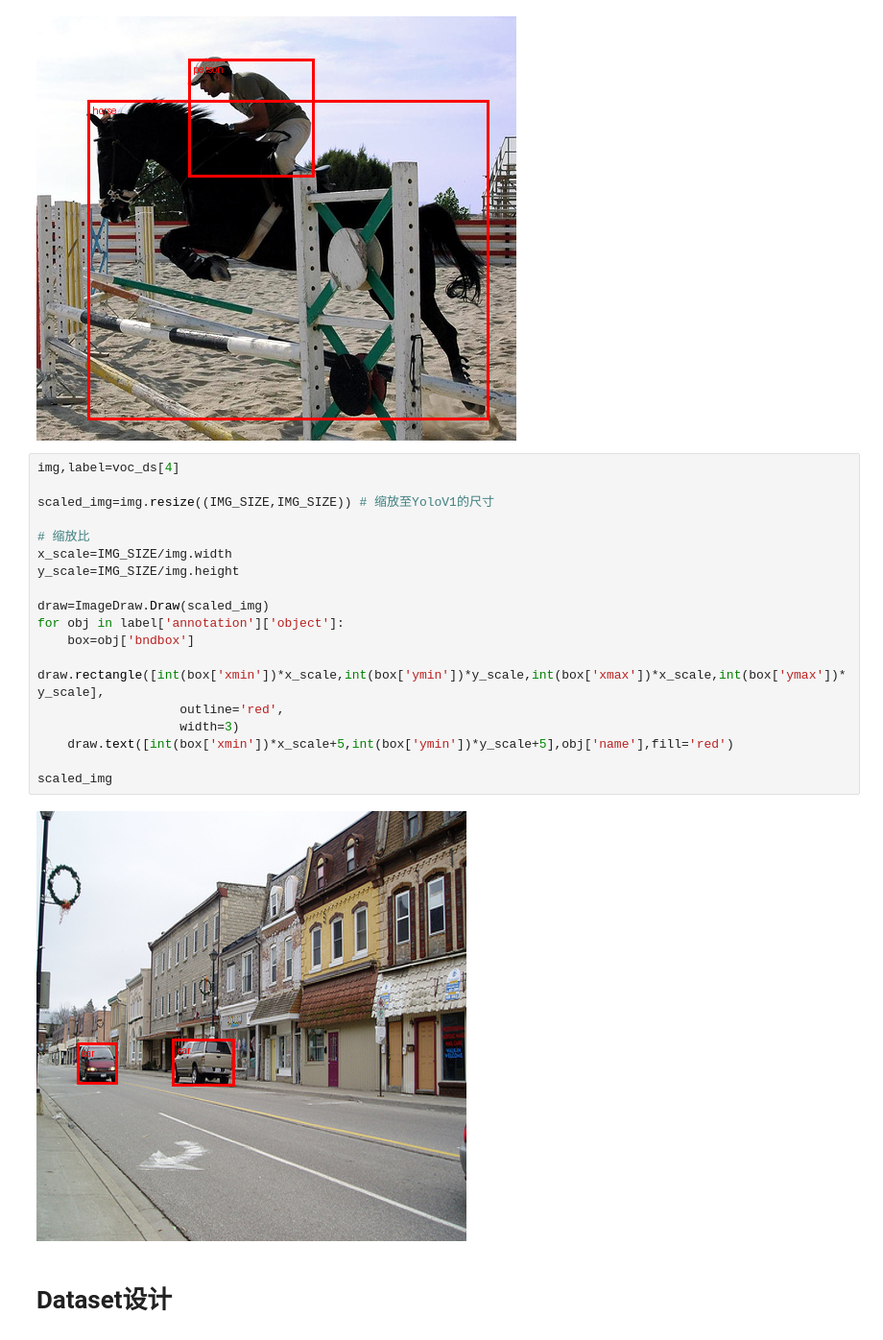
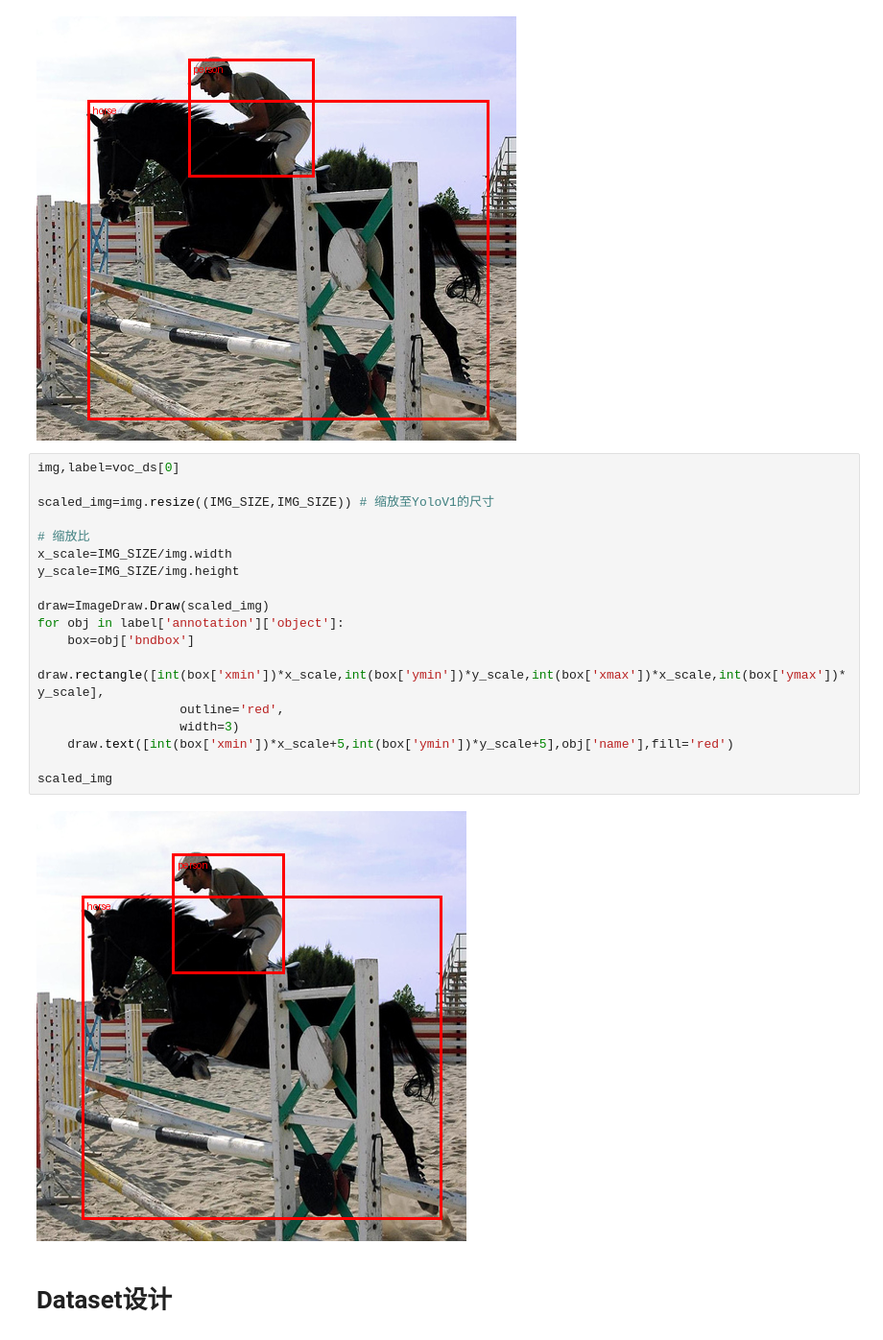
Before and after one commit to owenliang/yolov1, a Jupyter notebook: yolov1.ipynb, the cells around one changed output. Shown at 96% size. Saved outputs shown, nothing was run; the diff lists cells and outputs as text.

```diff
--- a/yolov1.ipynb
+++ b/yolov1.ipynb
@@ -36,25 +36,25 @@ img
 # %% [output]
 [figure]
 # %%
-img,label=voc_ds[4]
+img,label=voc_ds[0]
 
 scaled_img=img.resize((IMG_SIZE,IMG_SIZE)) # 缩放至YoloV1的尺寸
 
 # 缩放比
 x_scale=IMG_SIZE/img.width
 y_scale=IMG_SIZE/img.height
 
 draw=ImageDraw.Draw(scaled_img)
 for obj in label['annotation']['object']:
     box=obj['bndbox']
     draw.rectangle([int(box['xmin'])*x_scale,int(box['ymin'])*y_scale,int(box['xmax'])*x_scale,int(box['ymax'])*y_scale],
                    outline='red',
                    width=3)
     draw.text([int(box['xmin'])*x_scale+5,int(box['ymin'])*y_scale+5],obj['name'],fill='red')
 
 scaled_img
 # %% [output]
-[figure, old version]
+[figure, new version]
 # %% [markdown]
 # Dataset设计
 # %%
```
Also changed, not shown: parts of 1 cell of this notebook.
